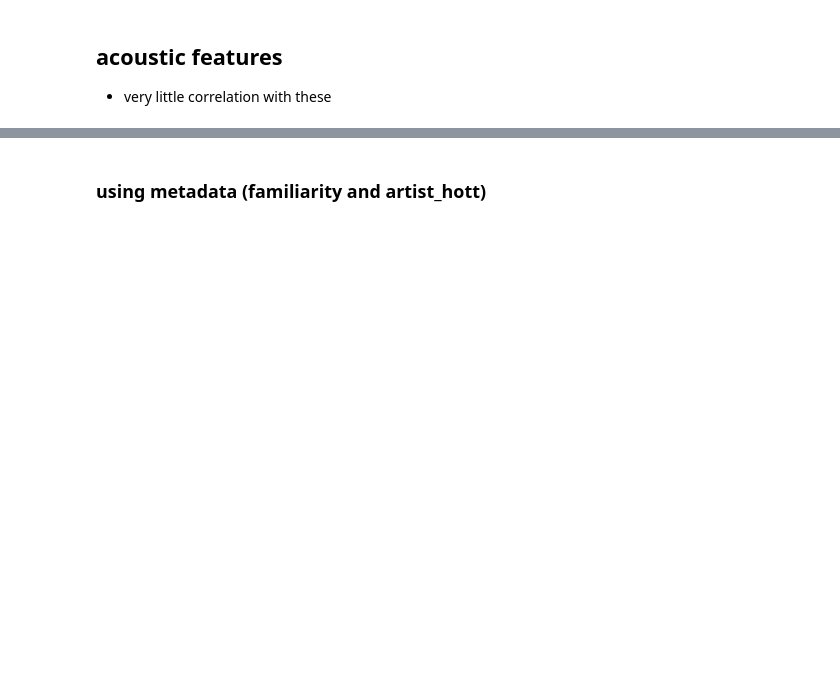
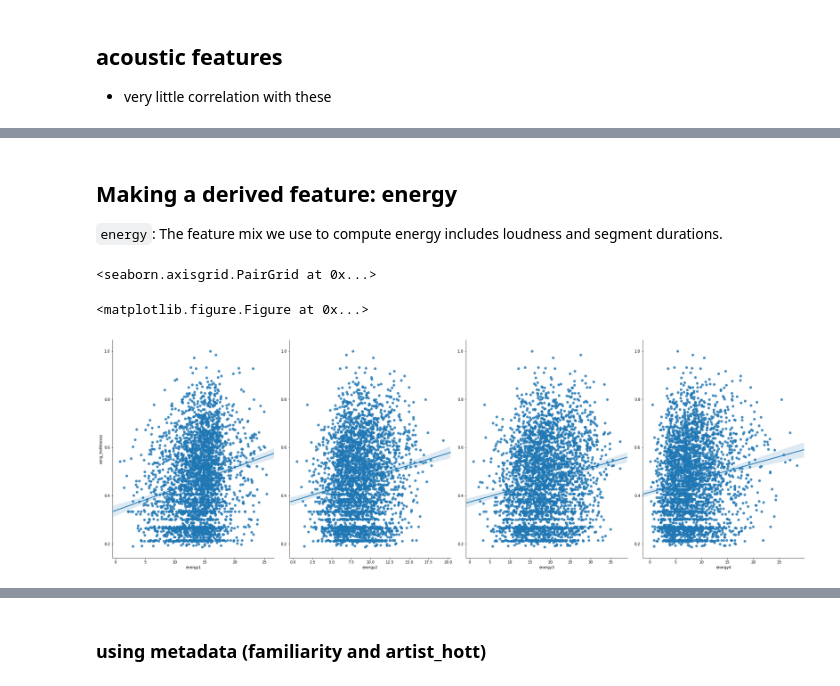
Before and after one commit to rshnn/song-success-predictor, a Jupyter notebook: basic-linear-regression.ipynb, the cells around one changed output, grey strips where cells are left out. Saved outputs shown, nothing was run; the diff lists cells and outputs as text; code cells hidden in the pictures; blank space fills up the shorter version.

```diff
--- a/basic-linear-regression.ipynb
+++ b/basic-linear-regression.ipynb
@@ -63,0 +71,27 @@ sns.pairplot(training_DF, x_vars=['key', 'tempo', 'loudness', 'time_signature'],
+# %% [markdown]
+## Making a derived feature:  energy
+`energy`:  The feature mix we use to compute energy includes loudness and segment durations.
+# %%
+%run utilities.py
+loudness = training_DF['loudness']
+tempo = training_DF['tempo']
+time_sig = training_DF['time_signature']
+sections_avg = training_DF['sections_avg']
+beats_avg = training_DF['beats_avg']
+tatums_avg = training_DF['tatums_avg']
+
+
+# training_DF['energy1'] = (50+loudness)**2*(12-time_sig)/1000
+# training_DF['energy2'] = (50+loudness)**2*(12-time_sig)/(5000*beats_avg)
+# training_DF['energy3'] = (50+loudness)**2*(12-time_sig)/(10000*tatums_avg)
+# training_DF['energy4'] = (50+loudness)**2*(12-time_sig)/(50000*tatums_avg*beats_avg)
+
+util.generate_energy_measure(training_DF, testing_DF)
+
+sns.pairplot(training_DF, x_vars=['energy1', 'energy2', 'energy3', 'energy4'],
+# sns.pairplot(training_DF, x_vars=['energy'],
+    y_vars='song_hotttnesss', size=9, aspect=.75, kind='reg')
+# %% [output]
+<seaborn.axisgrid.PairGrid at 0x...>
+<matplotlib.figure.Figure at 0x...>
+[figure, added]
```
Also changed, not shown: parts of 39 cells of this notebook, 7 other files.
